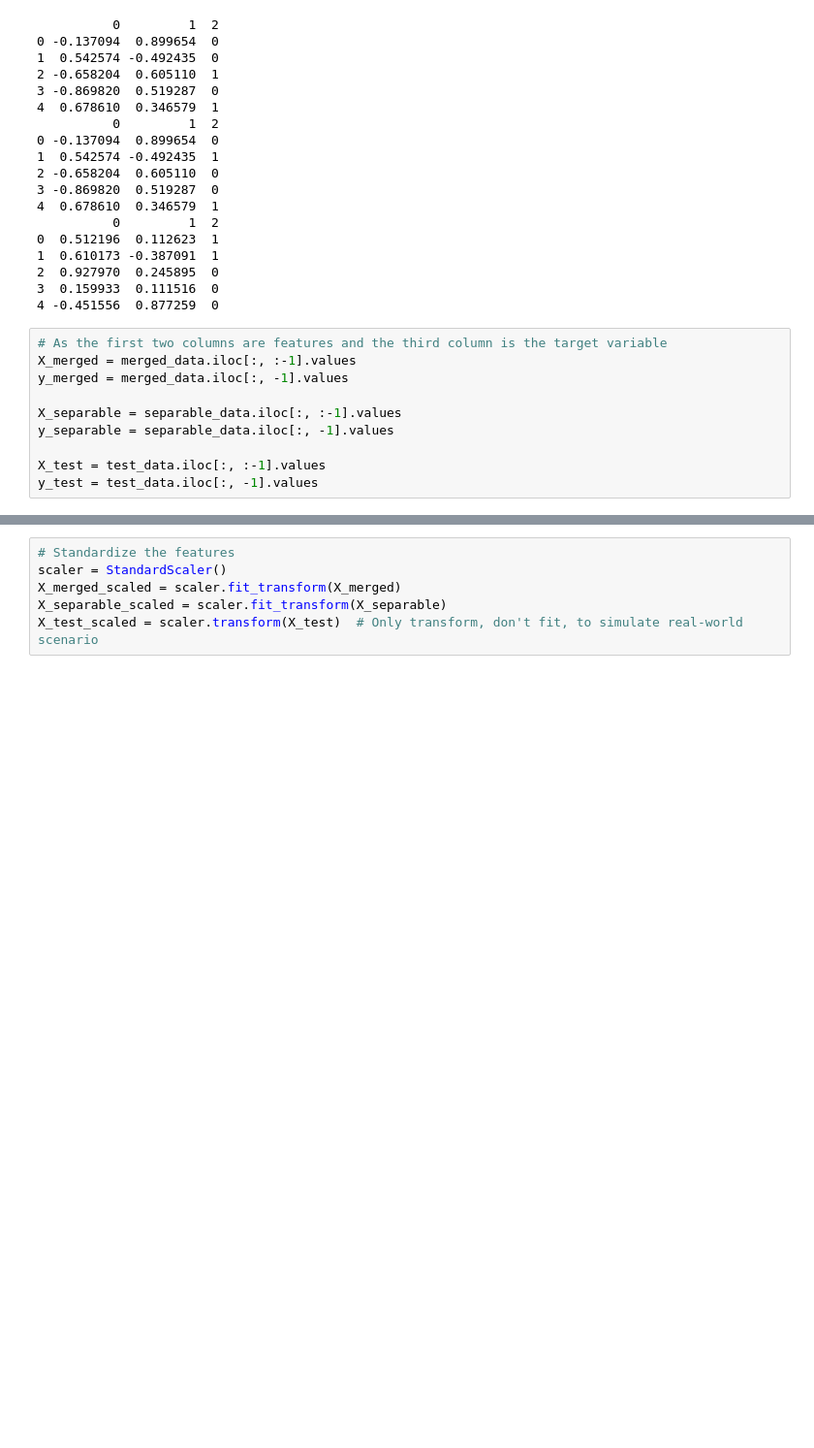
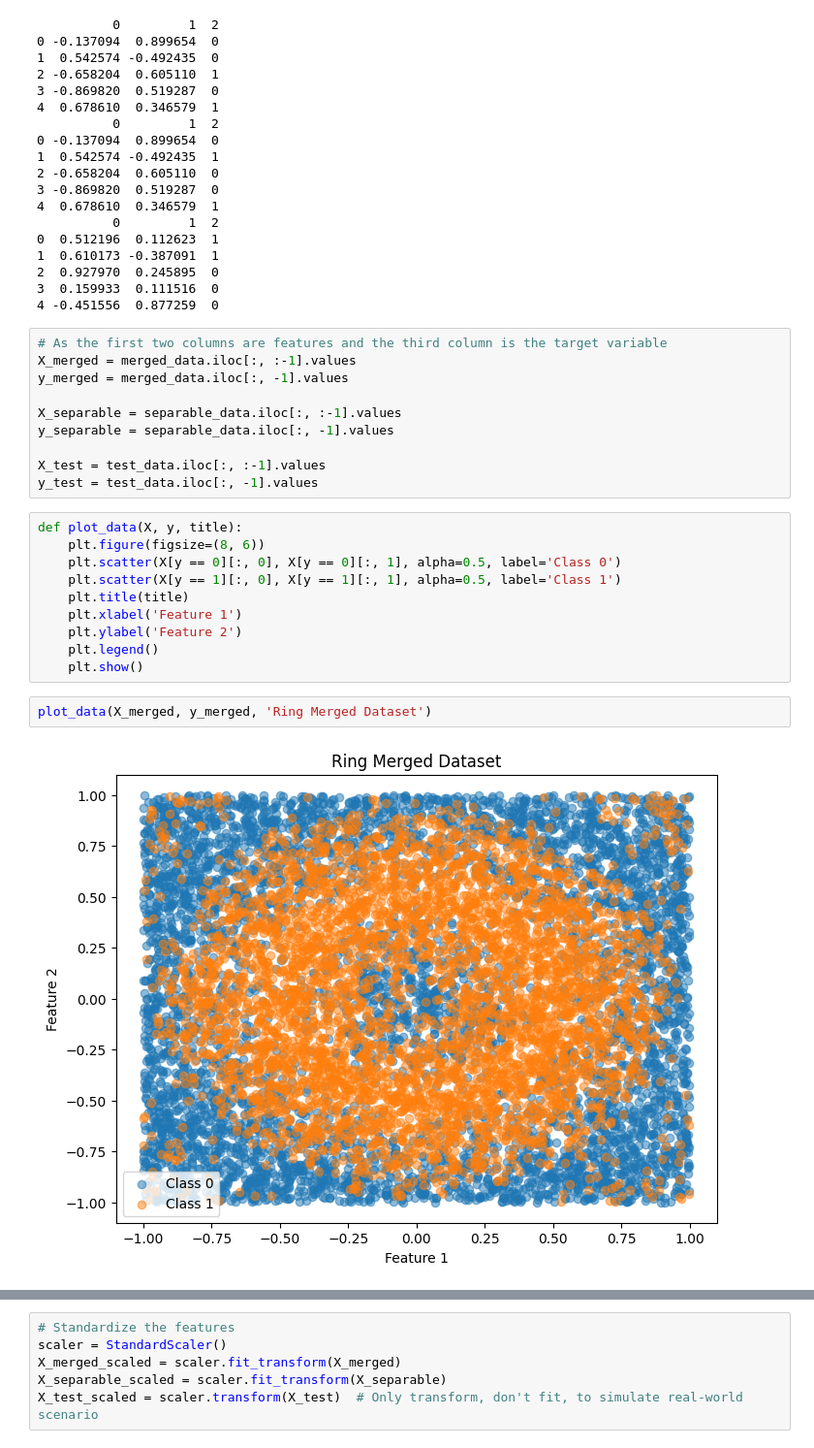
Before and after one commit to raccamateo/NEC_A2, a Jupyter notebook: ring_prep.ipynb, the cells around one changed output, grey strips where cells are left out. Shown at 97% size. Cells and saved outputs as stored; diff of their text form; blank space fills up the shorter version.

```diff
--- a/ring_prep.ipynb
+++ b/ring_prep.ipynb
@@ -47,3 +50,17 @@ y_separable = separable_data.iloc[:, -1].values
 
 X_test = test_data.iloc[:, :-1].values
 y_test = test_data.iloc[:, -1].values
+# %%
+def plot_data(X, y, title):
+    plt.figure(figsize=(8, 6))
+    plt.scatter(X[y == 0][:, 0], X[y == 0][:, 1], alpha=0.5, label='Class 0')
+    plt.scatter(X[y == 1][:, 0], X[y == 1][:, 1], alpha=0.5, label='Class 1')
+    plt.title(title)
+    plt.xlabel('Feature 1')
+    plt.ylabel('Feature 2')
+    plt.legend()
+    plt.show()
+# %%
+plot_data(X_merged, y_merged, 'Ring Merged Dataset')
+# %% [output]
+[figure, added]
```
Also changed, not shown: parts of 5 cells of this notebook, 5 other files.
